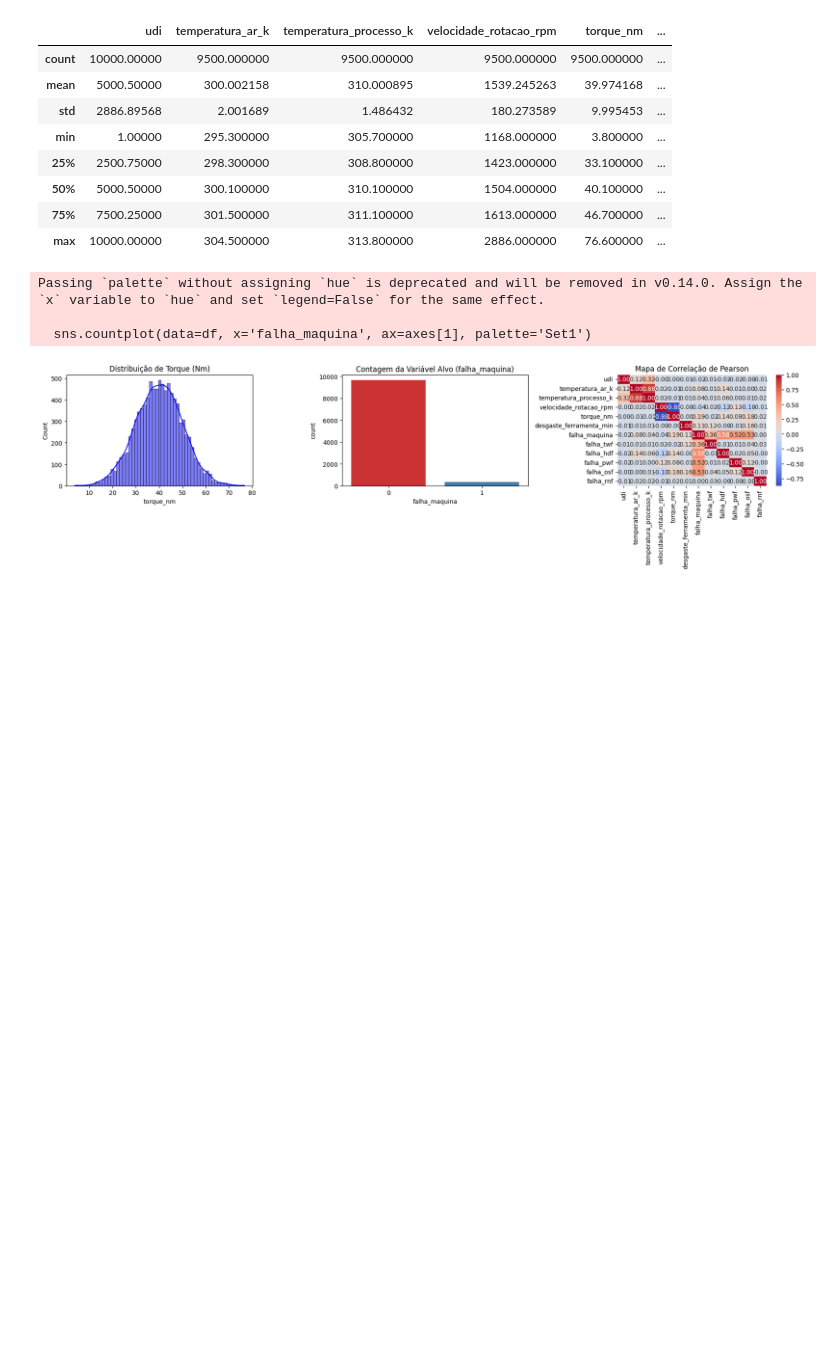
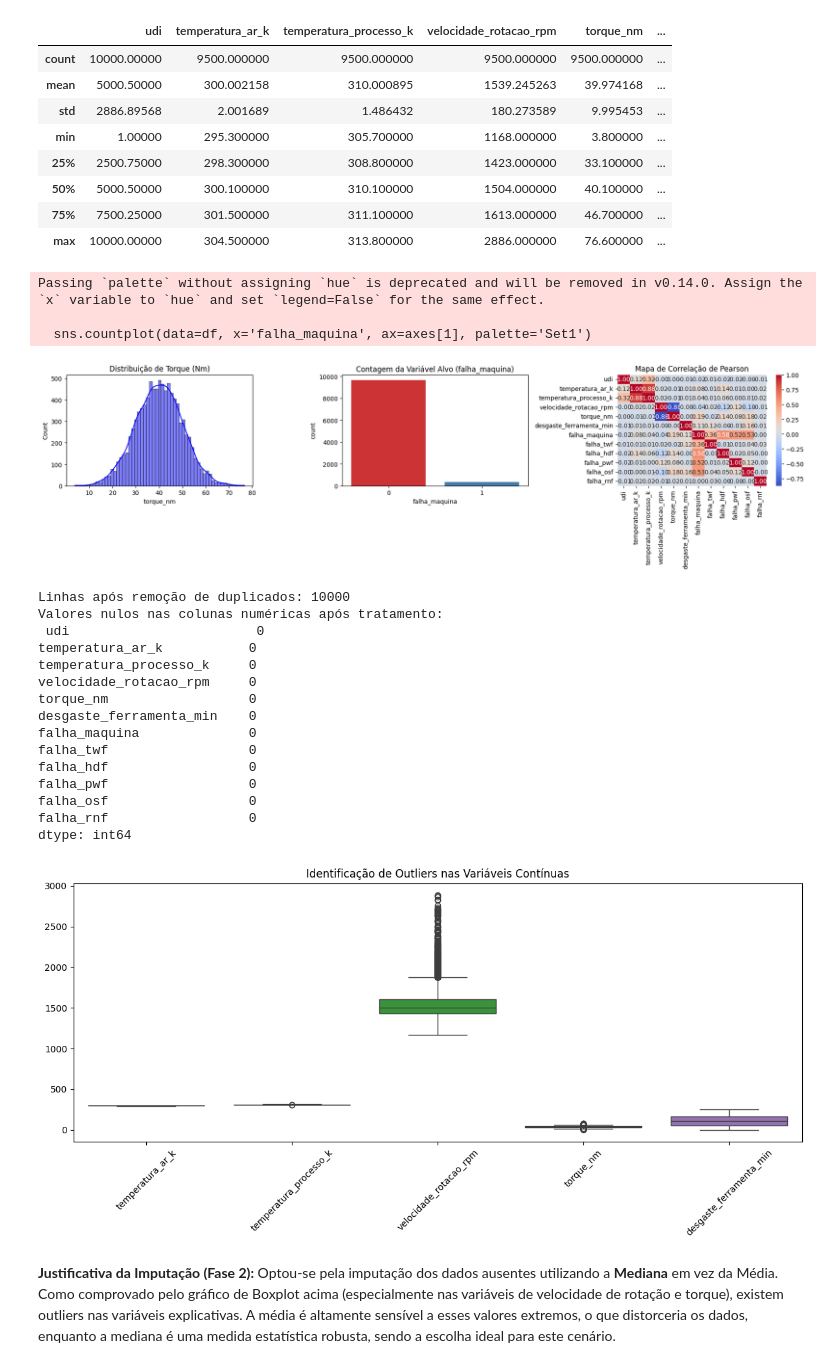
Before and after one commit to robsongfk/predicao-falhas-industria, a Jupyter notebook: pipeline_preditivo.ipynb, the cells around one changed output. Cells and saved outputs as stored; diff of their text form; code cells hidden in the pictures; blank space fills up the shorter version.

Commit message:
implementa fase 2 com tratamento de nulos e outliers

```diff
--- a/pipeline_preditivo.ipynb
+++ b/pipeline_preditivo.ipynb
@@ -76,3 +76,45 @@ Passing `palette` without assigning `hue` is deprecated and will be removed in v
 
   sns.countplot(data=df, x='falha_maquina', ax=axes[1], palette='Set1')
 [figure]
+# %%
+# Fase 2: Limpeza e Tratamento de Dados (Data Prep)
+
+# 1. Remoção de duplicados
+df.drop_duplicates(inplace=True)
+print(f"Linhas após remoção de duplicados: {df.shape[0]}")
+
+# 2. Tratamento de Ausentes
+# Vamos aplicar a mediana EXCLUSIVAMENTE nas colunas numéricas para não dar erro com textos
+colunas_numericas = df.select_dtypes(include=[np.number]).columns
+df[colunas_numericas] = df[colunas_numericas].fillna(df[colunas_numericas].median())
+
+print("Valores nulos nas colunas numéricas após tratamento:\n", df[colunas_numericas].isnull().sum())
+
+# 3. Identificação de Outliers
+plt.figure(figsize=(12,6))
+# Filtrando apenas as colunas contínuas para o Boxplot (removendo IDs e variáveis binárias de falha para melhor visualização)
+cols_para_boxplot = ['temperatura_ar_k', 'temperatura_processo_k', 'velocidade_rotacao_rpm', 'torque_nm', 'desgaste_ferramenta_min']
+sns.boxplot(data=df[cols_para_boxplot])
+plt.xticks(rotation=45)
+plt.title('Identificação de Outliers nas Variáveis Contínuas')
+plt.tight_layout()
+plt.show()
+# %% [output]
+Linhas após remoção de duplicados: 10000
+Valores nulos nas colunas numéricas após tratamento:
+ udi                        0
+temperatura_ar_k           0
+temperatura_processo_k     0
+velocidade_rotacao_rpm     0
+torque_nm                  0
+desgaste_ferramenta_min    0
+falha_maquina              0
+falha_twf                  0
+falha_hdf                  0
+falha_pwf                  0
+falha_osf                  0
+falha_rnf                  0
+dtype: int64
+[figure, added]
+# %% [markdown]
+**Justificativa da Imputação (Fase 2):** Optou-se pela imputação dos dados ausentes utilizando a **Mediana** em vez da Média. Como comprovado pelo gráfico de Boxplot acima (especialmente nas variáveis de velocidade de rotação e torque), existem outliers nas variáveis explicativas. A média é altamente sensível a esses valores extremos, o que distorceria os dados, enquanto a mediana é uma medida estatística robusta, sendo a escolha ideal para este cenário.
```
Also changed, not shown: parts of 1 cell of this notebook.
